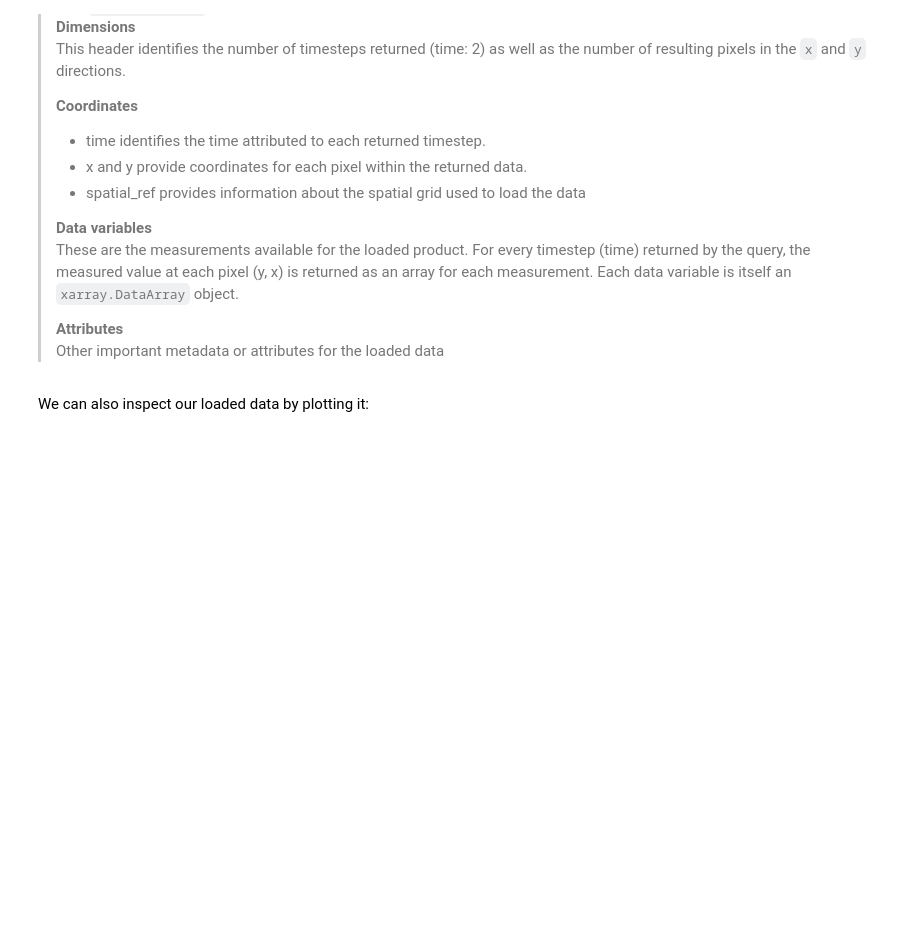
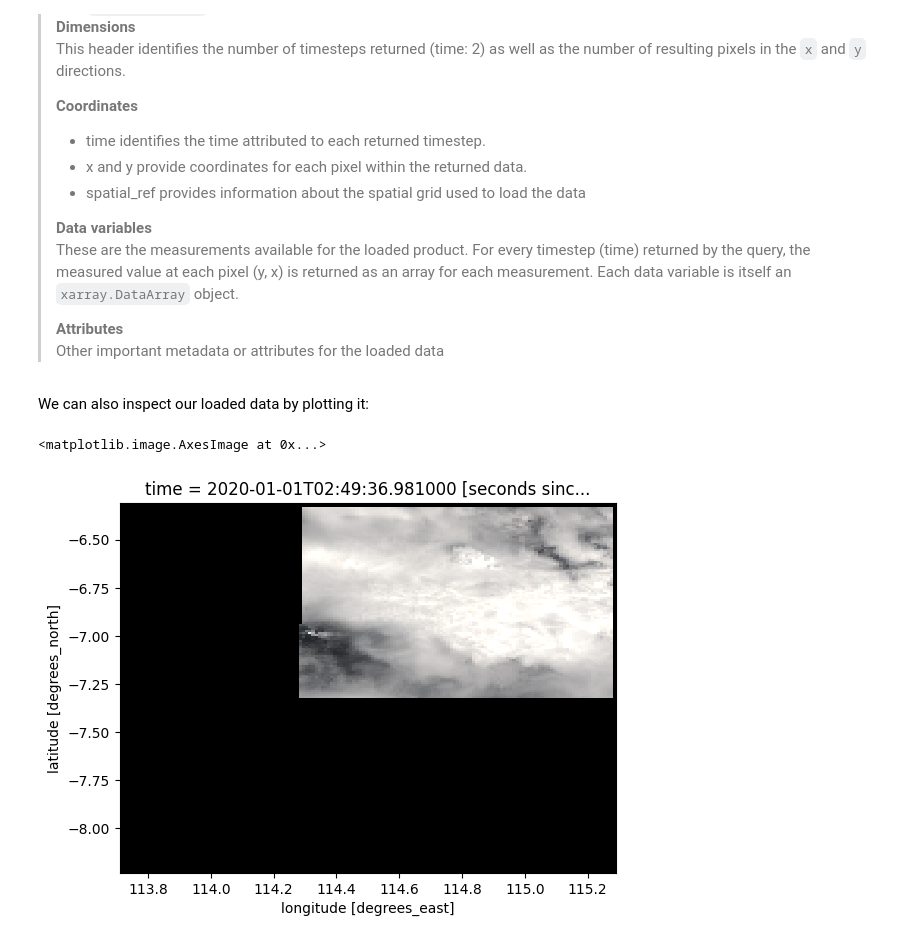
Before and after one commit to piksel-ina/piksel-core, a Jupyter notebook: notebooks/S2_l2a_Loading and Plotting.ipynb, the cells around one changed output. Saved outputs shown, nothing was run; the diff lists cells and outputs as text; code cells hidden in the pictures; blank space fills up the shorter version.

```diff
--- a/notebooks/S2_l2a_Loading and Plotting.ipynb
+++ b/notebooks/S2_l2a_Loading and Plotting.ipynb
@@ -175,7 +174,7 @@ datasets_2 = dc.find_datasets(
     product="sentinel_2_l2a",
     x=(114, 115),
     y=(-7, -8),
-    time=("2020-01-01", "2020-01-31")
+    time=("2020-01-01", "2020-01-02")
 )
 datasets_2
 # %% [output]
@@ -250,6 +242,5 @@ ds2 = dc.load(
     datasets=datasets_2,
     measurements= ["red", "blue", "green"],
     output_crs="EPSG:4326", #because EPSG:9468 doesn't work here
-    resolution=resxy_(-10, 10),
-    align=(0, 0)
+    resolution=resxy_(-0.01, 0.01)
 )
@@ -280,5 +283,8 @@ We can see that `dc.load` has returned an `xarray.Dataset` containing data from
 # %% [markdown]
 We can also inspect our loaded data by plotting it:
 # %%
-ds_sample = ds2.isel(time=0).isel(x=slice(0, None, 10), y=slice(0, None, 10))
-ds_sample[["red", "green", "blue"]].to_array().plot.imshow(robust=True)
+# Plot the data (using the correct variable name)
+ds2.isel(time=1)[["red", "green", "blue"]].to_array().plot.imshow(robust=True)
+# %% [output]
+<matplotlib.image.AxesImage at 0x...>
+[figure, added]
```
Also changed, not shown: parts of 12 cells of this notebook, 8 other files.
